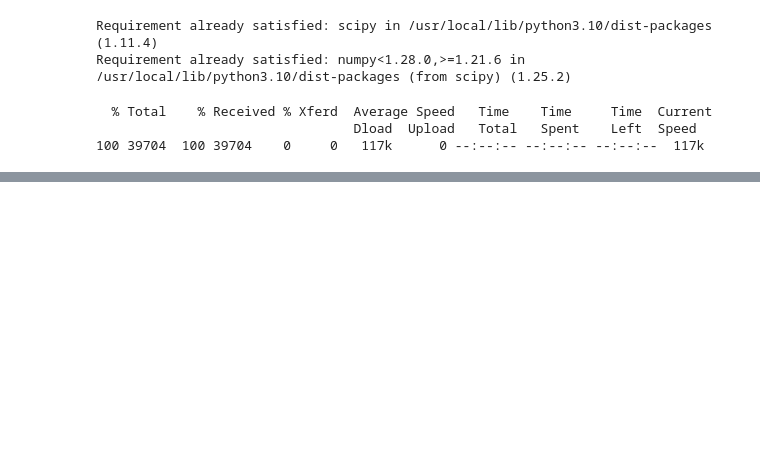
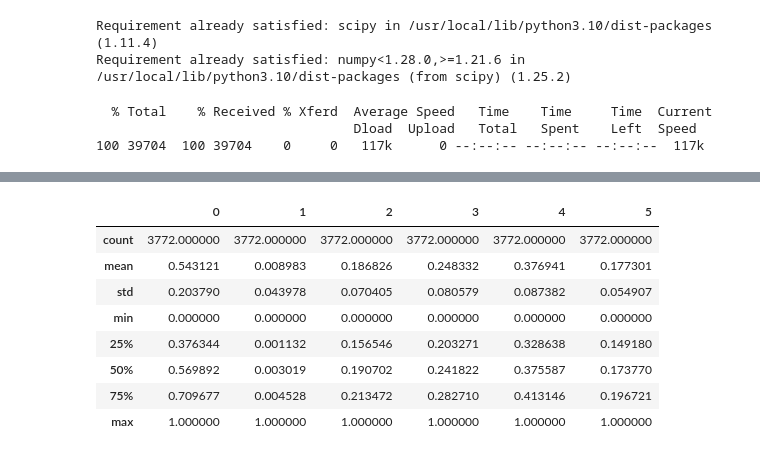
Before and after one commit to manning-lp/MarkusDegen-using-scikit-learn-lp, a Jupyter notebook: Thyroid.ipynb, the cells around one changed output, grey strips where cells are left out. Saved outputs shown, nothing was run; the diff lists cells and outputs as text; code cells hidden in the pictures; blank space fills up the shorter version.

```diff
--- a/Thyroid.ipynb
+++ b/Thyroid.ipynb
@@ -14,4 +15,4 @@ import scipy
                                  Dload  Upload   Total   Spent    Left  Speed
 100 39704  100 39704    0     0   117k      0 --:--:-- --:--:-- --:--:--  117k
 # %%
-scipy.io.loadmat('thyroid.mat')
+mat = scipy.io.loadmat('thyroid.mat')
@@ -35,0 +39,12 @@ scipy.io.loadmat('thyroid.mat')
+# %%
+X.describe()
+# %% [output]
+|  | 0 | 1 | 2 | 3 | 4 | 5 |
+| count | 3772.000000 | 3772.000000 | 3772.000000 | 3772.000000 | 3772.000000 | 3772.000000 |
+| mean | 0.543121 | 0.008983 | 0.186826 | 0.248332 | 0.376941 | 0.177301 |
+| std | 0.203790 | 0.043978 | 0.070405 | 0.080579 | 0.087382 | 0.054907 |
+| min | 0.000000 | 0.000000 | 0.000000 | 0.000000 | 0.000000 | 0.000000 |
+| 25% | 0.376344 | 0.001132 | 0.156546 | 0.203271 | 0.328638 | 0.149180 |
+| 50% | 0.569892 | 0.003019 | 0.190702 | 0.241822 | 0.375587 | 0.173770 |
+| 75% | 0.709677 | 0.004528 | 0.213472 | 0.282710 | 0.413146 | 0.196721 |
+| max | 1.000000 | 1.000000 | 1.000000 | 1.000000 | 1.000000 | 1.000000 |
```
Also changed, not shown: parts of 11 cells of this notebook.
